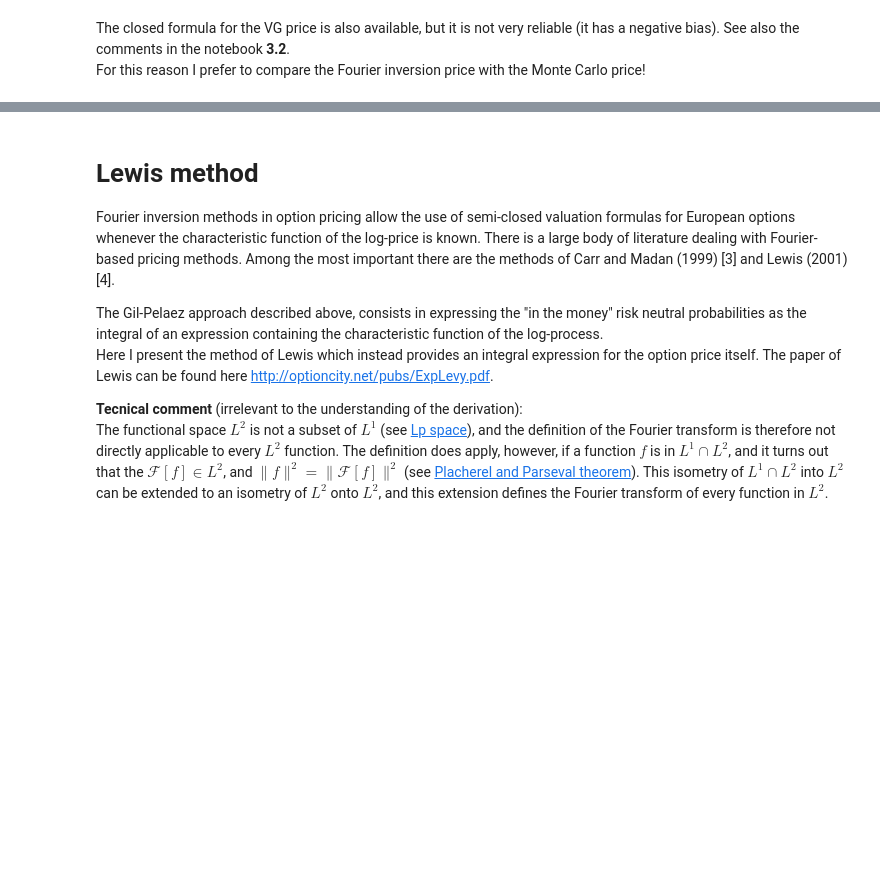
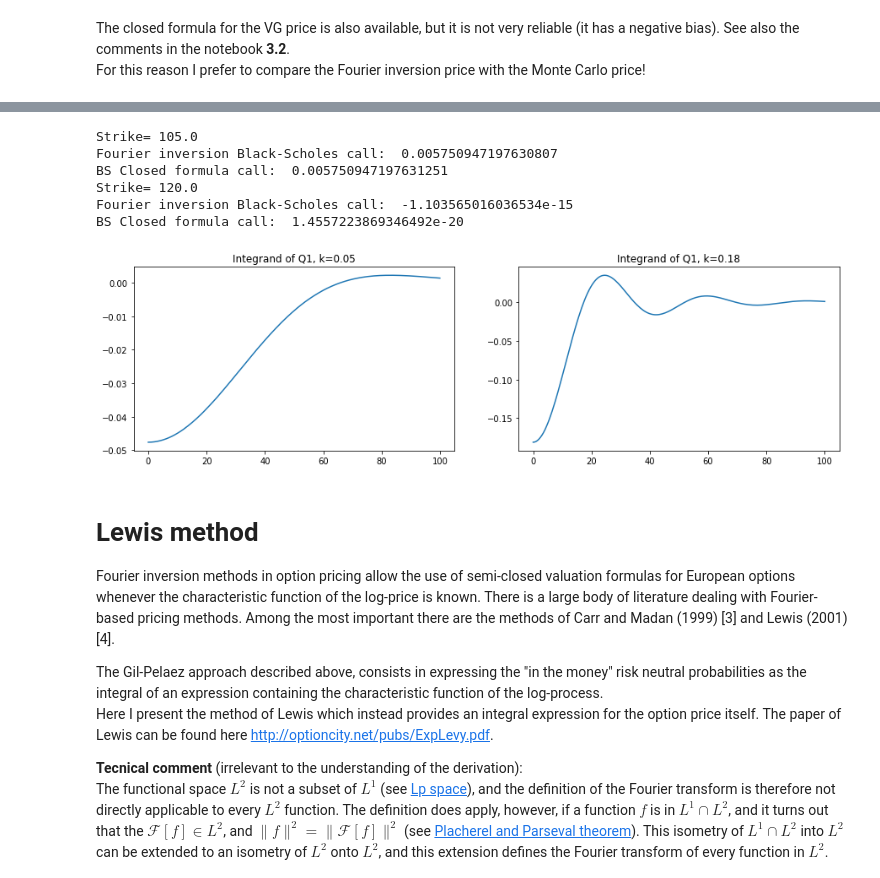
Before and after one commit to cantaro86/Financial-Models-Numerical-Methods, a Jupyter notebook: 1.3 Fourier transform methods.ipynb, the cells around one changed output, grey strips where cells are left out. Drawn from its saved outputs; the diff is of its cells as text; code cells hidden in the pictures; blank space fills up the shorter version.

```diff
--- a/1.3 Fourier transform methods.ipynb
+++ b/1.3 Fourier transform methods.ipynb
@@ -431,3 +445,30 @@ For this reason I prefer to compare the Fourier inversion price with the Monte C
+# %%
+S0 = 100.0
+K1 = 105.0; K2 = 120.0
+T = 0.01
+k1 = np.log(K1/S0); k2 = np.log(K2/S0)          # two different moneyness
+cf_GBM_1 = partial(cf_normal, mu=( r - 0.5 * sig**2 )*T, sig=sig*np.sqrt(T))
+call1 = S0 * Q1(k1, cf_GBM_1, np.inf) - K1 * np.exp(-r*T) * Q2(k1, cf_GBM_1, np.inf)   # pricing function
+print("Strike=", K1); print("Fourier inversion Black-Scholes call: ",call1)
+print("BS Closed formula call: ", BS_pricer.BlackScholes("call",S0,K1,T,r,sig))
+call2 = S0 * Q1(k2, cf_GBM_1, np.inf) - K2 * np.exp(-r*T) * Q2(k2, cf_GBM_1, np.inf)   # pricing function
+print("Strike=", K2); print("Fourier inversion Black-Scholes call: ",call2)
+print("BS Closed formula call: ", BS_pricer.BlackScholes("call",S0,K2,T,r,sig))
+
+u = np.linspace(1e-15,100, 200)
+fig = plt.figure(figsize=(15,4)); ax1 = fig.add_subplot(121); ax2 = fig.add_subplot(122)
+ax1.plot( u, np.real( (np.exp(-u*k1*1j) / (u*1j)) * cf_GBM_1(u-1j) / cf_GBM_1(-1j) ) )
+ax2.plot( u, np.real( (np.exp(-u*k2*1j) / (u*1j)) * cf_GBM_1(u-1j) / cf_GBM_1(-1j) ) )
+ax1.set_title("Integrand of Q1, k={0:0.2f}".format(k1)); ax2.set_title("Integrand of Q1, k={0:0.2f}".format(k2))
+plt.show()
+# %% [output]
+Strike= 105.0
+Fourier inversion Black-Scholes call:  0.005750947197630807
+BS Closed formula call:  0.005750947197631251
+Strike= 120.0
+Fourier inversion Black-Scholes call:  -1.103565016036534e-15
+BS Closed formula call:  1.4557223869346492e-20
+[figure, added]
 # %% [markdown]
 <a id='sec4'></a>
 # Lewis method
```
Also changed, not shown: parts of 11 cells of this notebook, 14 other files.
